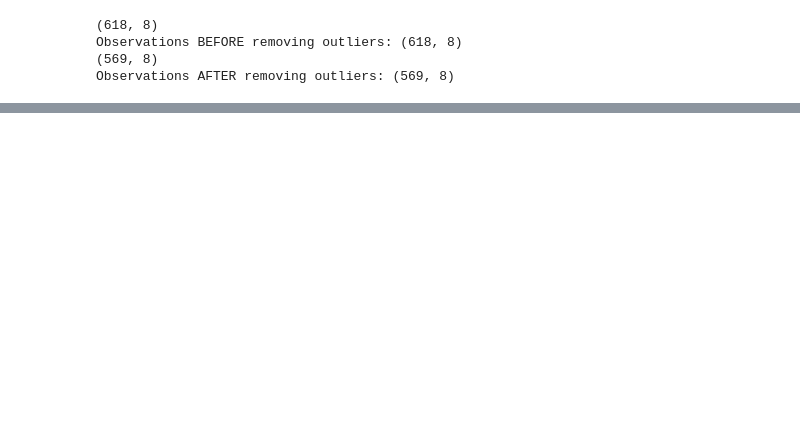
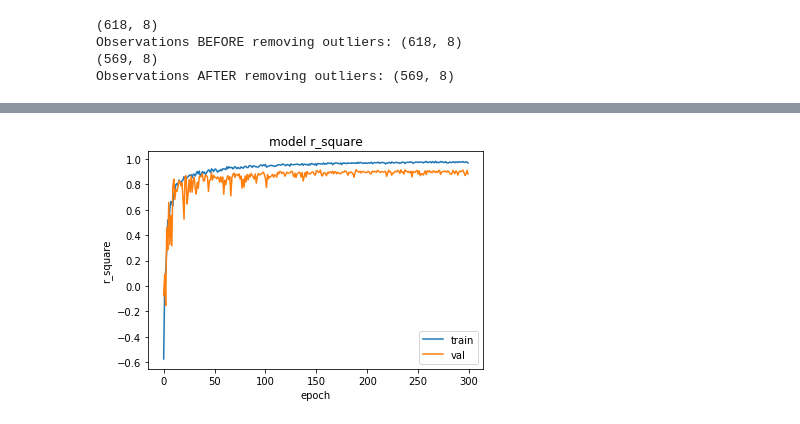
Before and after one commit to juliukvi/dat300_concrete_strength, a Jupyter notebook: dat300_comp1_ANN.ipynb, the cells around one changed output, grey strips where cells are left out. Cells and saved outputs as stored; diff of their text form; code cells hidden in the pictures; blank space fills up the shorter version.

```diff
--- a/dat300_comp1_ANN.ipynb
+++ b/dat300_comp1_ANN.ipynb
@@ -119,14 +126,16 @@ plt.show()
 # %%
 # plot r^2 metric
-epochs_from_end = 100
+epochs_from_end = 300
 epoch_x_values = list(range(len(history.history['r_square'])-epochs_from_end, len(history.history['r_square'])))
 plt.plot(epoch_x_values, history.history['r_square'][-epochs_from_end:])
 plt.plot(epoch_x_values, history.history['val_r_square'][-epochs_from_end:])
 plt.title('model r_square')
 plt.ylabel('r_square')
 plt.xlabel('epoch')
 plt.legend(['train', 'val'], loc='lower right')
 plt.show()
+# %% [output]
+[figure, added]
 # %%
 # show some info about model and training to save for later reference
 print("StandardScaler\n")
```
Also changed, not shown: parts of 11 cells of this notebook, 10 other files.
